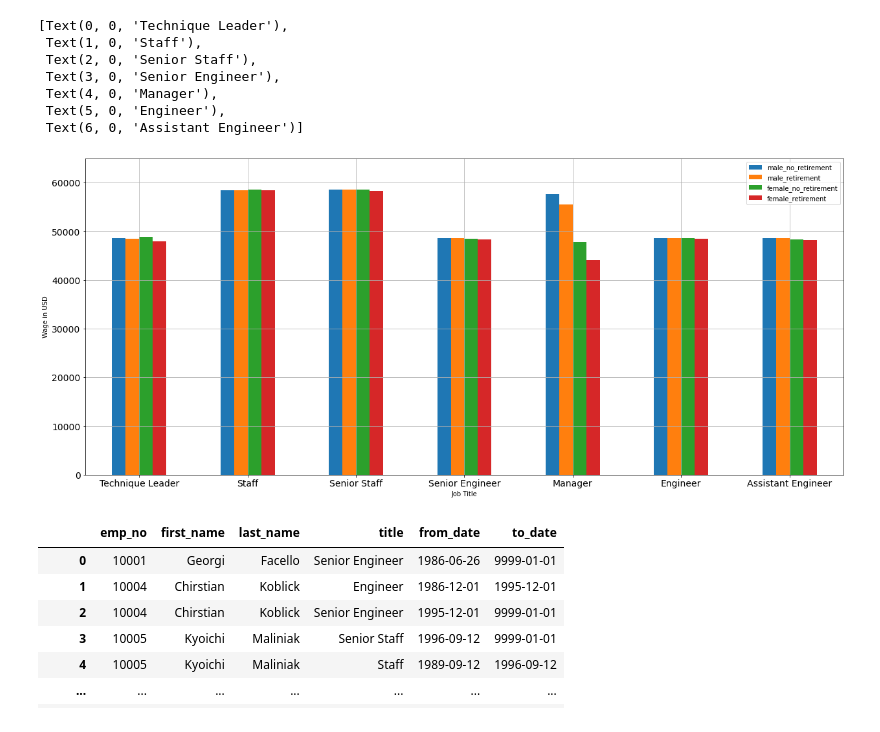
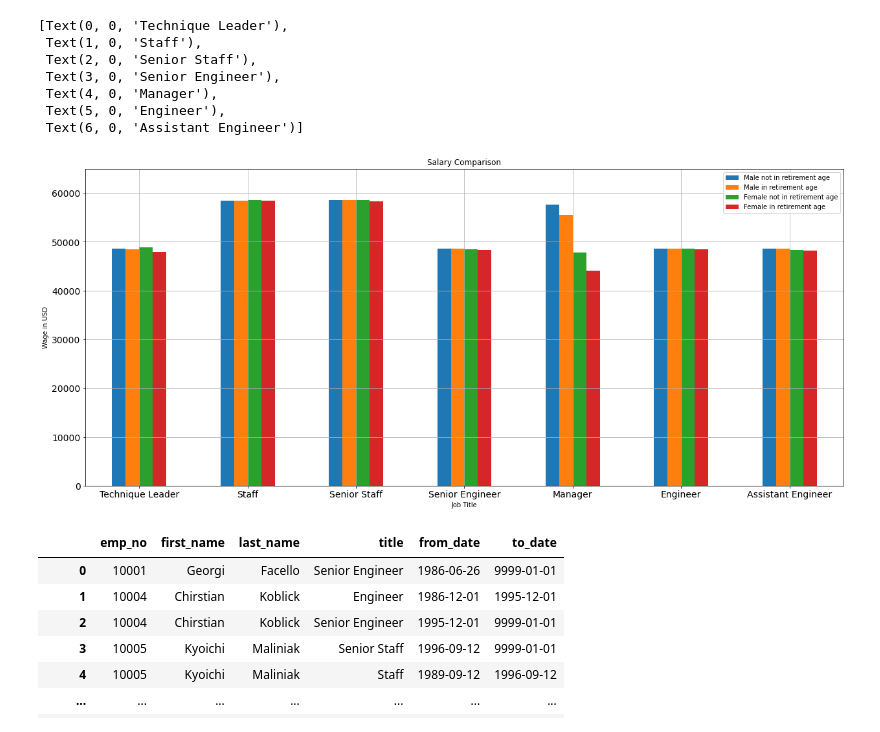
Before and after one commit to Daniel-Sanudo/Pewlett-Hackard-Analysis, a Jupyter notebook: Data/Tables.ipynb, the cells around one changed output. Cells and saved outputs as stored; diff of their text form; code cells hidden in the pictures.

Commit message:
Changed plot legend

```diff
--- a/Data/Tables.ipynb
+++ b/Data/Tables.ipynb
@@ -4,3 +4,9 @@ import matplotlib.pyplot as plt
 import numpy as np
 # %%
 wage_gap_csv = pd.read_csv('salaries_per_title_and_gender.csv')
+wage_gap_csv.columns = ['Title',
+                        'Male not in retirement age',
+                        'Male in retirement age',
+                        'Female not in retirement age',
+                        'Female in retirement age']
+wage_gap_csv
@@ -7,25 +22,27 @@ wage_gap_csv = pd.read_csv('salaries_per_title_and_gender.csv')
 # %%
 wage_gap_csv.plot(
     kind = 'bar',
     figsize = (21,9),
     grid = True,
     yticks = [i * 10000 for i in range(0,7,1)],
     ylim = (0,65000),
     ylabel = 'Wage in USD',
     xlim = (-.5,6.5),
     xlabel = "Job Title",
     rot = 'horizontal',
     fontsize = 14,
-).set_xticklabels(wage_gap_csv.title, rotation=0)
+    title = 'Salary Comparison',
+    legend = True
+).set_xticklabels(wage_gap_csv.Title, rotation=0)
 # %% [output]
 [Text(0, 0, 'Technique Leader'),
  Text(1, 0, 'Staff'),
  Text(2, 0, 'Senior Staff'),
  Text(3, 0, 'Senior Engineer'),
  Text(4, 0, 'Manager'),
  Text(5, 0, 'Engineer'),
  Text(6, 0, 'Assistant Engineer')]
-[figure, old version]
+[figure, new version]
 # %%
 retirement_titles_df = pd.read_csv('retirement_titles.csv')
 retirement_titles_df
```
Also changed, not shown: parts of 2 cells of this notebook.
